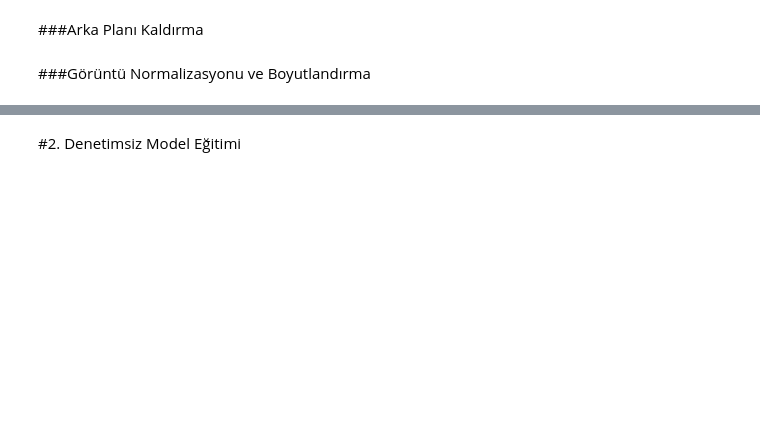
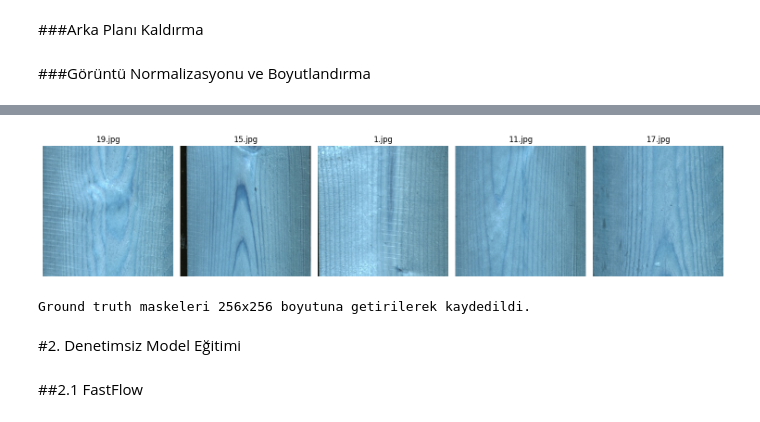
Before and after one commit to CerenAdiyaman/Wood-Anomaly-Detection-and-Segmentation, a Jupyter notebook: wood-anomaly-detection-and-segmentation.ipynb, the cells around one changed output, grey strips where cells are left out. Cells and saved outputs as stored; diff of their text form; code cells hidden in the pictures; blank space fills up the shorter version.

```diff
--- a/wood-anomaly-detection-and-segmentation.ipynb
+++ b/wood-anomaly-detection-and-segmentation.ipynb
@@ -84,21 +98,3 @@ def process_image(image):
 
 
     return final_image
-# %%
-# 'train/good' klasöründeki tüm resimleri işleyip kaydetme
-for filename in os.listdir(train_good_path):
-    if filename.endswith(('jpg', 'png')):  # Sadece resim dosyaları
-        img_path = os.path.join(train_good_path, filename)
-
-        # Resmi oku
-        image = cv2.imread(img_path)
-
-        # Resmi işleme (crop ve normalize)
-        processed_image = process_image(image)
-
-        # İşlenmiş resmi kaydet
-        output_filename = os.path.join(output_dir, f"processed_{filename}")
-        processed_image = (processed_image * 255).astype(np.uint8)  # [0, 1] -> [0, 255]
-        cv2.imwrite(output_filename, cv2.cvtColor(processed_image, cv2.COLOR_RGB2BGR))  # OpenCV BGR formatında
-
-        print(f"{output_filename} başarıyla kaydedildi.")
@@ -161,3 +146,57 @@ dataloader = DataLoader(dataset, batch_size=16, shuffle=True)
+# %%
+import matplotlib.pyplot as plt
+import os
+import cv2
+
+# İşlenmiş train klasörü yolu
+train_dir = os.path.join(processed_data_path, 'wood', 'train', 'good')
+
+# İlk 5 işlenmiş görüntüyü al
+sample_images = os.listdir(train_dir)[:5]
+fig, axes = plt.subplots(1, len(sample_images), figsize=(15, 5))
+
+for idx, filename in enumerate(sample_images):
+    img_path = os.path.join(train_dir, filename)
+    processed_image = cv2.imread(img_path)
+    processed_image = cv2.cvtColor(processed_image, cv2.COLOR_BGR2RGB)
+
+    axes[idx].imshow(processed_image)
+    axes[idx].axis("off")
+    axes[idx].set_title(f"{filename}")
+
+plt.tight_layout()
+plt.show()
+# %% [output]
+[figure, added]
+# %%
+import cv2
+import os
+
+# Ground truth klasör yolları
+src_gt = os.path.join(data_path, 'wood', 'ground_truth', 'defect')
+dst_gt = os.path.join(processed_data_path, 'wood', 'ground_truth', 'defect')
+
+# Çıkış klasörü varsa yok say, yoksa oluştur
+os.makedirs(dst_gt, exist_ok=True)
+
+# Maskeleri işle
+for filename in os.listdir(src_gt):
+    if filename.lower().endswith(('.png', '.jpg')):
+        src_path = os.path.join(src_gt, filename)
+        dst_path = os.path.join(dst_gt, filename)
+
+        # Maskeyi gri tonlamada oku
+        mask = cv2.imread(src_path, cv2.IMREAD_GRAYSCALE)
+
+        # Yeniden boyutlandır (normalize etmeden!)
+        resized_mask = cv2.resize(mask, (256, 256), interpolation=cv2.INTER_NEAREST)
+
+        # Kaydet
+        cv2.imwrite(dst_path, resized_mask)
+
+print("Ground truth maskeleri 256x256 boyutuna getirilerek kaydedildi.")
+# %% [output]
+Ground truth maskeleri 256x256 boyutuna getirilerek kaydedildi.
 # %% [markdown]
 #2. Denetimsiz Model Eğitimi
 # %%
@@ -170,3 +209,5 @@ from torchvision import transforms
 from torchvision.datasets import ImageFolder
 import cv2
 import os
+# %% [markdown]
+##2.1 FastFlow
```
Also changed, not shown: parts of 24 cells of this notebook.
